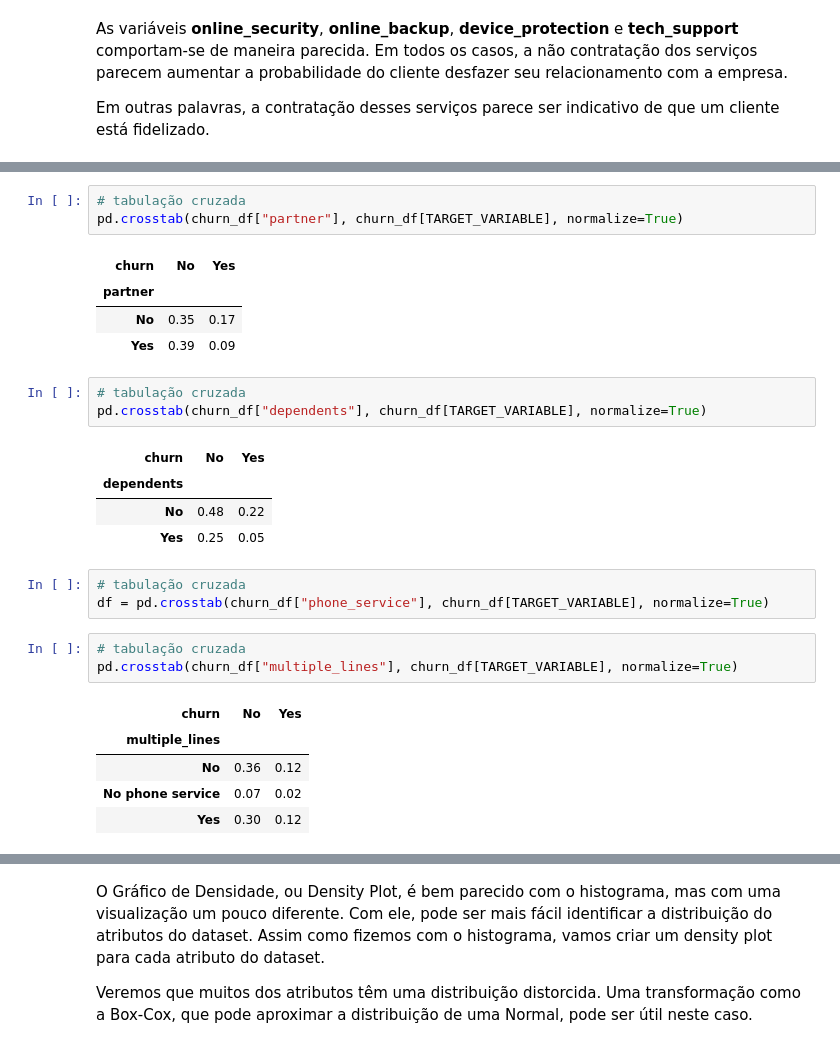
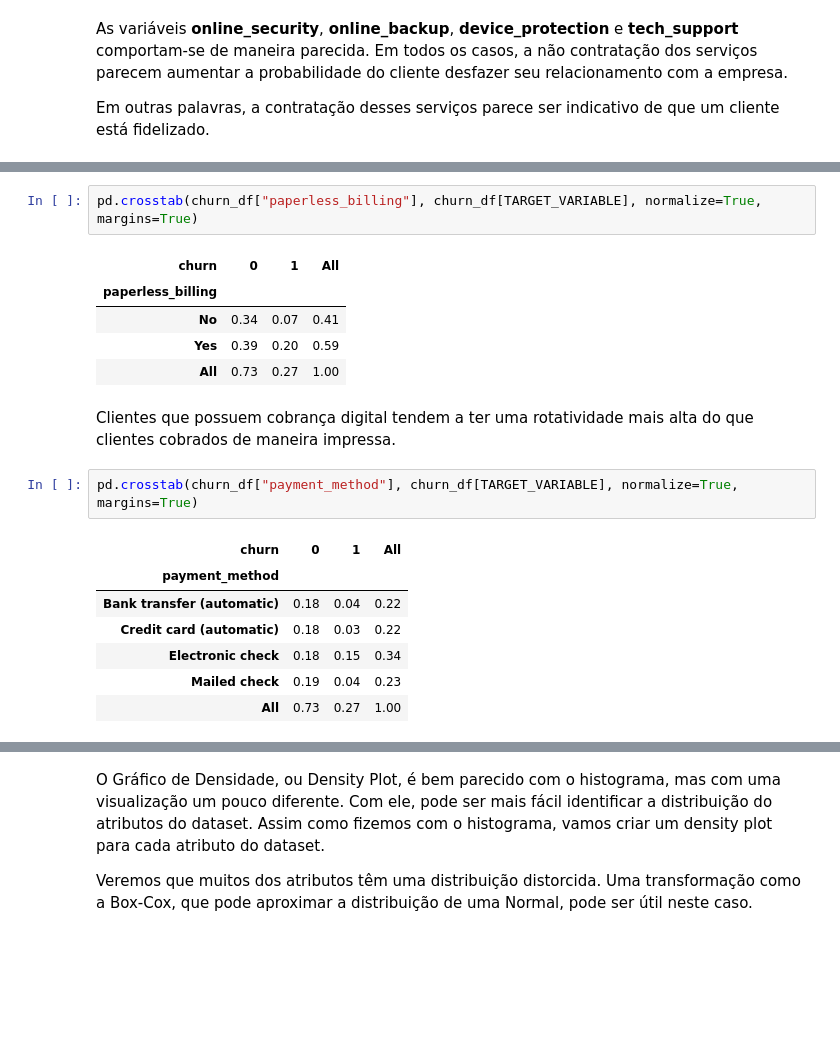
Before and after one commit to itaborai83/ecd221-ML-trabalho, a Jupyter notebook: ML_7_Projeto_completo_de_Classificação_Binária_Telco_Churn.ipynb, the cells around one changed output, grey strips where cells are left out. Drawn from its saved outputs; the diff is of its cells as text; blank space fills up the shorter version.

```diff
--- a/ML_7_Projeto_completo_de_Classificação_Binária_Telco_Churn.ipynb
+++ b/ML_7_Projeto_completo_de_Classificação_Binária_Telco_Churn.ipynb
@@ -586,28 +586,20 @@ pd.crosstab(churn_df["senior_citizen"], churn_df[TARGET_VARIABLE], normalize=Tru
 # %%
-# tabulação cruzada
-pd.crosstab(churn_df["partner"], churn_df[TARGET_VARIABLE], normalize=True)
+pd.crosstab(churn_df["paperless_billing"], churn_df[TARGET_VARIABLE], normalize=True, margins=True)
 # %% [output]
-| churn | No | Yes |
-| partner |  |  |
-| No | 0.35 | 0.17 |
-| Yes | 0.39 | 0.09 |
+| churn | 0 | 1 | All |
+| paperless_billing |  |  |  |
+| No | 0.34 | 0.07 | 0.41 |
+| Yes | 0.39 | 0.20 | 0.59 |
+| All | 0.73 | 0.27 | 1.00 |
+# %% [markdown]
+Clientes que possuem cobrança digital tendem a ter uma rotatividade mais alta do que clientes cobrados de maneira impressa.
 # %%
-# tabulação cruzada
-pd.crosstab(churn_df["dependents"], churn_df[TARGET_VARIABLE], normalize=True)
+pd.crosstab(churn_df["payment_method"], churn_df[TARGET_VARIABLE], normalize=True, margins=True)
 # %% [output]
-| churn | No | Yes |
-| dependents |  |  |
-| No | 0.48 | 0.22 |
-| Yes | 0.25 | 0.05 |
+| churn | 0 | 1 | All |
+| payment_method |  |  |  |
+| Bank transfer (automatic) | 0.18 | 0.04 | 0.22 |
+| Credit card (automatic) | 0.18 | 0.03 | 0.22 |
+| Electronic check | 0.18 | 0.15 | 0.34 |
+| Mailed check | 0.19 | 0.04 | 0.23 |
+| All | 0.73 | 0.27 | 1.00 |
-# %%
-# tabulação cruzada
-df = pd.crosstab(churn_df["phone_service"], churn_df[TARGET_VARIABLE], normalize=True)
-# %%
-# tabulação cruzada
-pd.crosstab(churn_df["multiple_lines"], churn_df[TARGET_VARIABLE], normalize=True)
-# %% [output]
-| churn | No | Yes |
-| multiple_lines |  |  |
-| No | 0.36 | 0.12 |
-| No phone service | 0.07 | 0.02 |
-| Yes | 0.30 | 0.12 |
```
Also changed, not shown: parts of 77 cells of this notebook.
